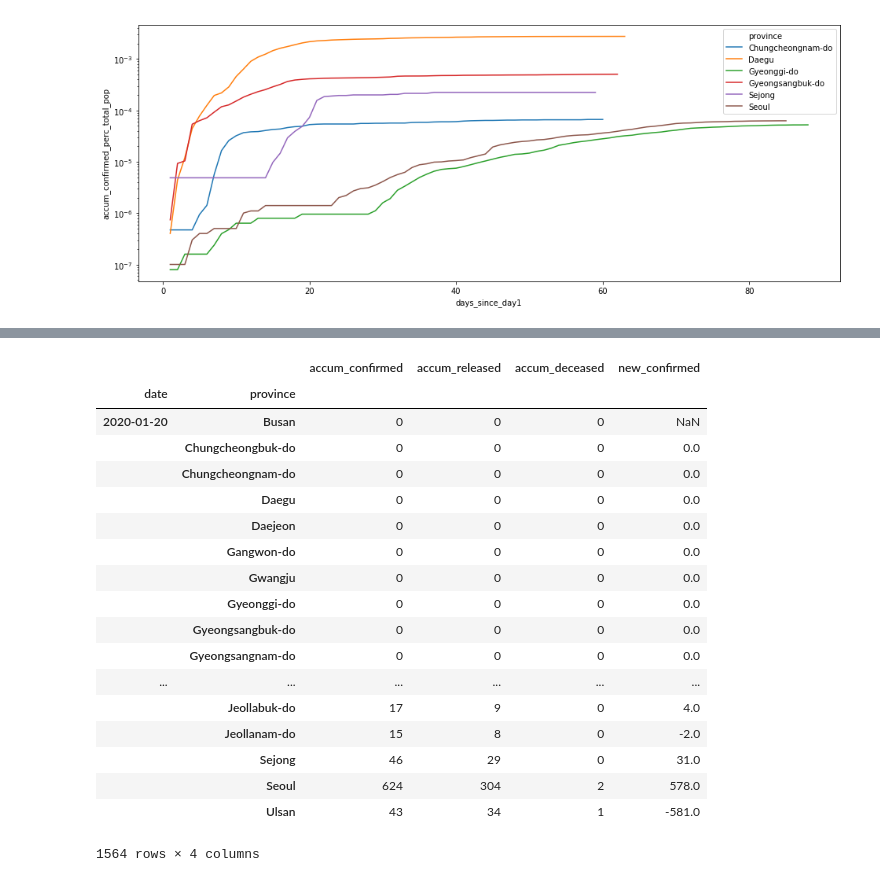
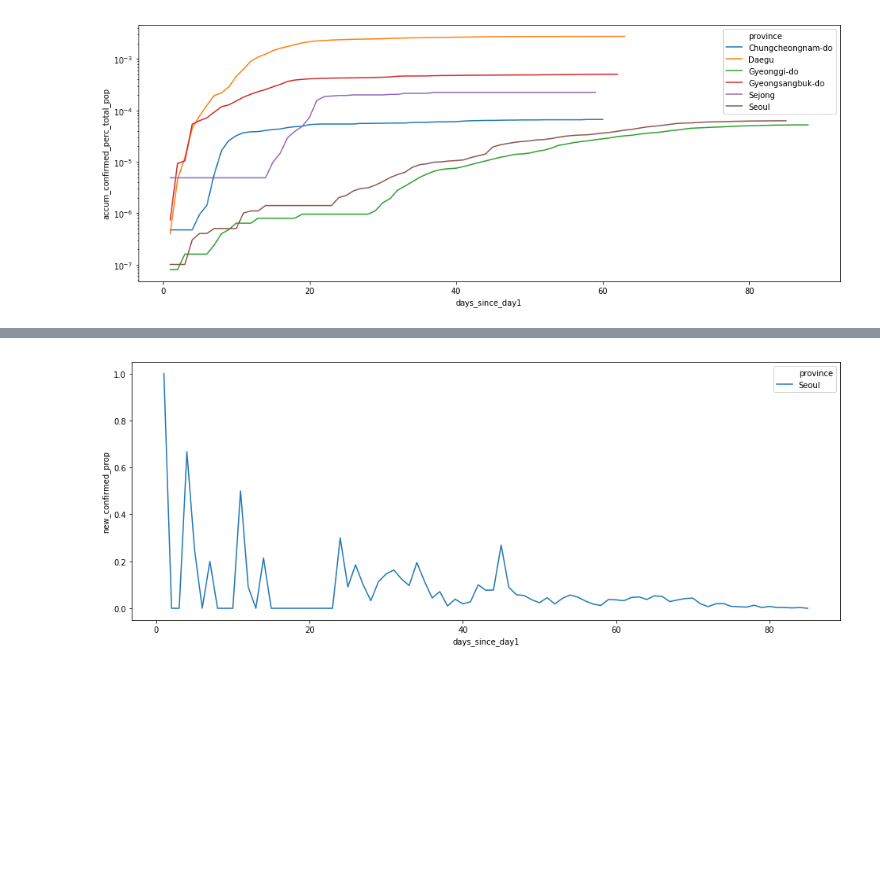
Before and after one commit to tarcisobraz/covid19-skorea, a Jupyter notebook: code/Disease Spread over Provinces by Aligned Time.ipynb, the cells around one changed output, grey strips where cells are left out. Cells and saved outputs as stored; diff of their text form; code cells hidden in the pictures; blank space fills up the shorter version.

```diff
--- a/code/Disease Spread over Provinces by Aligned Time.ipynb
+++ b/code/Disease Spread over Provinces by Aligned Time.ipynb
@@ -320,22 +308,6 @@ Name: province, dtype: float64
-# %%
-infections_prov_time_clean \
-# %% [output]
-|  |  | accum_confirmed | accum_released | accum_deceased | new_confirmed |
-| date | province |  |  |  |  |
-| 2020-01-20 | Busan | 0 | 0 | 0 | NaN |
-|  | Chungcheongbuk-do | 0 | 0 | 0 | 0.0 |
-|  | Chungcheongnam-do | 0 | 0 | 0 | 0.0 |
-|  | Daegu | 0 | 0 | 0 | 0.0 |
-|  | Daejeon | 0 | 0 | 0 | 0.0 |
-|  | Gangwon-do | 0 | 0 | 0 | 0.0 |
-|  | Gwangju | 0 | 0 | 0 | 0.0 |
-|  | Gyeonggi-do | 0 | 0 | 0 | 0.0 |
-|  | Gyeongsangbuk-do | 0 | 0 | 0 | 0.0 |
-|  | Gyeongsangnam-do | 0 | 0 | 0 | 0.0 |
-| ... | ... | ... | ... | ... | ... |
-|  | Jeollabuk-do | 17 | 9 | 0 | 4.0 |
-|  | Jeollanam-do | 15 | 8 | 0 | -2.0 |
-|  | Sejong | 46 | 29 | 0 | 31.0 |
-|  | Seoul | 624 | 304 | 2 | 578.0 |
-|  | Ulsan | 43 | 34 | 1 | -581.0 |
-1564 rows × 4 columns
+# %%
+infections_since_day1_full['new_confirmed_prop'] = infections_since_day1_full['new_confirmed']/infections_since_day1_full['accum_confirmed']
+plt.figure(figsize=(16, 6))
+p = sns.lineplot(x="days_since_day1", y="new_confirmed_prop", hue="province", data=infections_since_day1_full[infections_since_day1_full.province.isin(['Seoul'])]);
+# %% [output]
+[figure, added]
```
Also changed, not shown: parts of 6 cells of this notebook.
